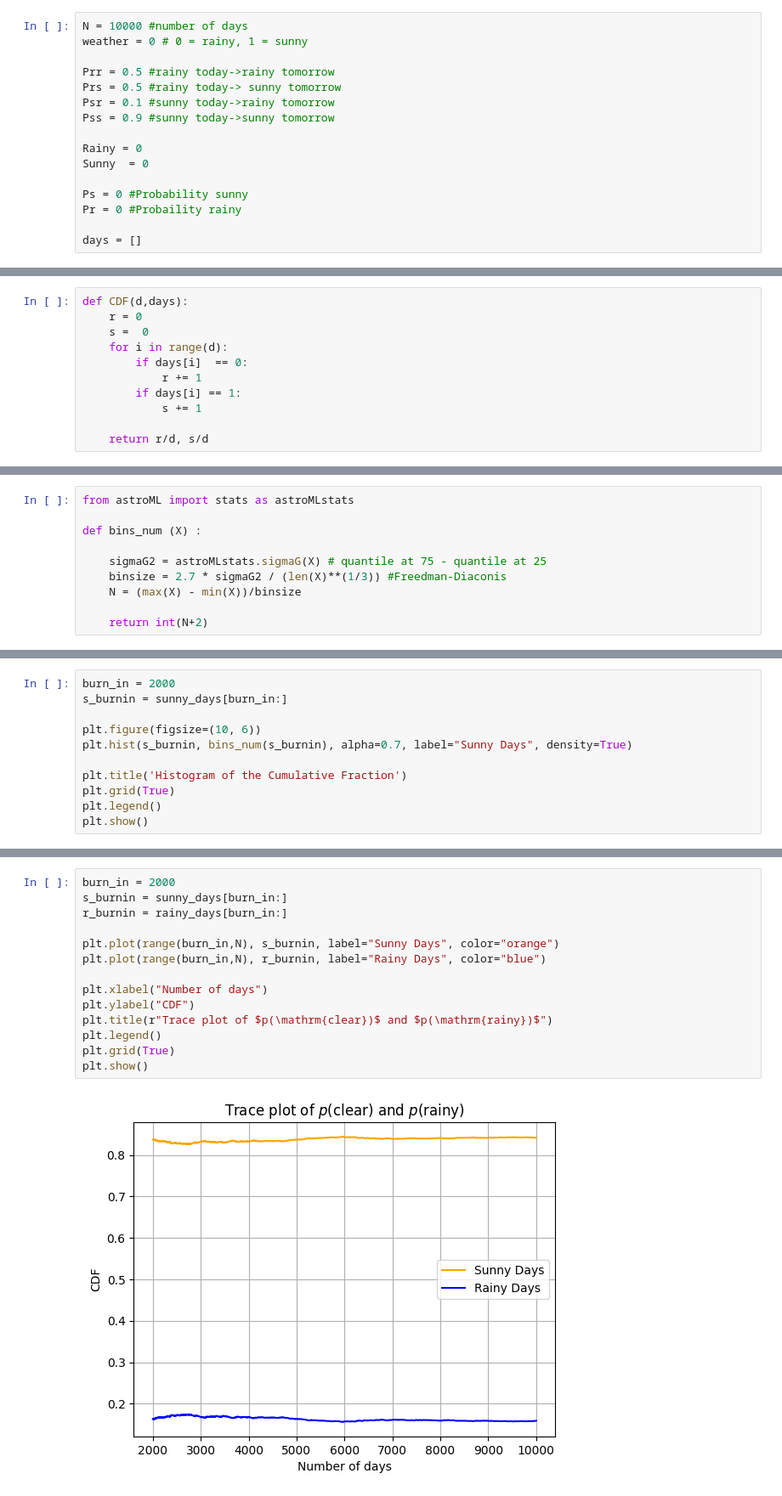
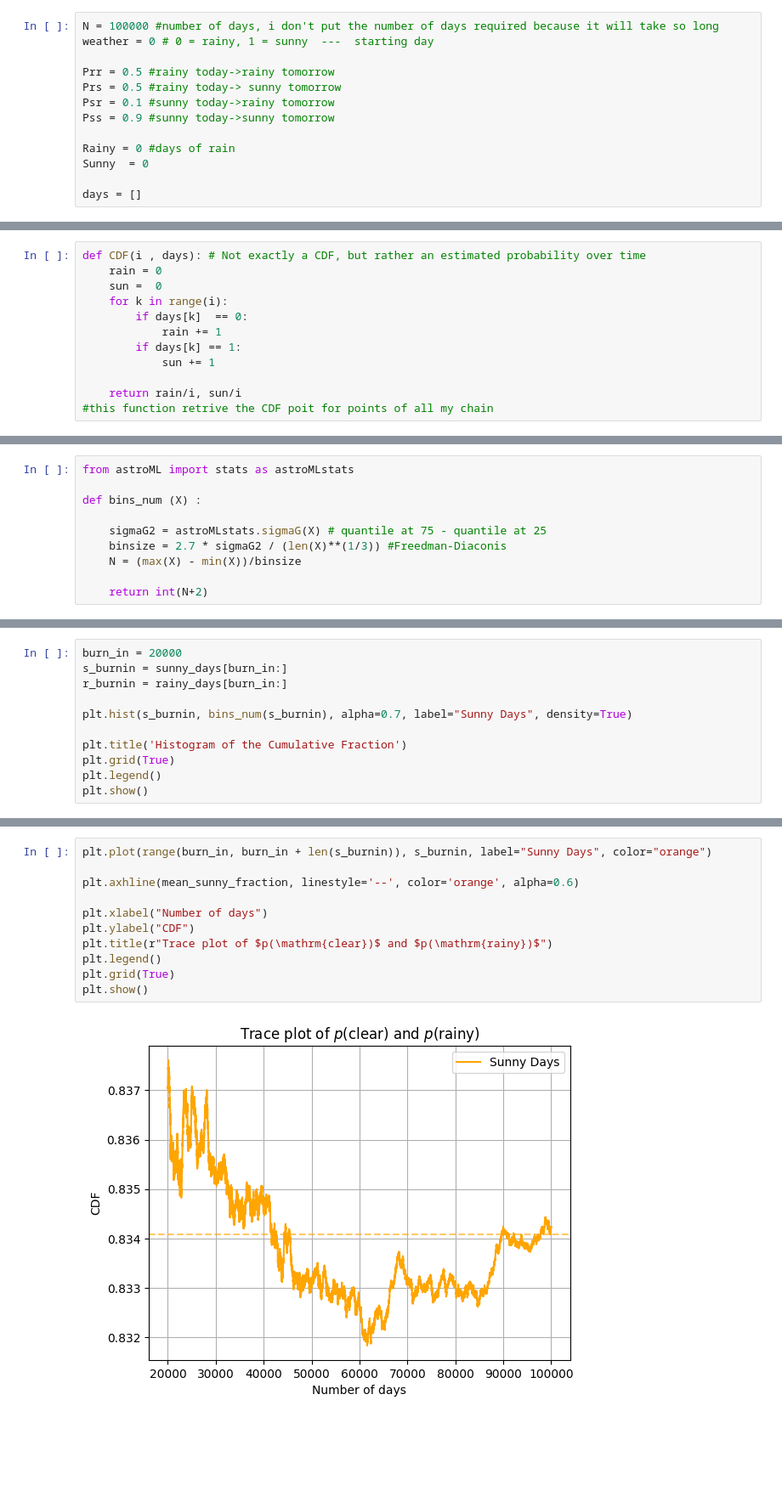
Before and after one commit to oblivion0218/ES_AstroStatistic, a Jupyter notebook: Riccardo_Bossi/lez 10/meteo.ipynb, the cells around one changed output, grey strips where cells are left out. Shown at 85% size. Cells and saved outputs as stored; diff of their text form; blank space fills up the shorter version.

```diff
--- a/Riccardo_Bossi/lez 10/meteo.ipynb
+++ b/Riccardo_Bossi/lez 10/meteo.ipynb
@@ -87,20 +87,17 @@ from matplotlib import pyplot as plt
 from scipy import stats
 import astroML.stats
 # %%
-N = 10000 #number of days
-weather = 0 # 0 = rainy, 1 = sunny
+N = 100000 #number of days, i don't put the number of days required because it will take so long
+weather = 0 # 0 = rainy, 1 = sunny  ---  starting day
 
 Prr = 0.5 #rainy today->rainy tomorrow
 Prs = 0.5 #rainy today-> sunny tomorrow
 Psr = 0.1 #sunny today->rainy tomorrow
 Pss = 0.9 #sunny today->sunny tomorrow
 
-Rainy = 0
+Rainy = 0 #days of rain
 Sunny  = 0
 
-Ps = 0 #Probability sunny
-Pr = 0 #Probaility rainy
-
 days = []
 # %%
 for i in range(N):
@@ -134,11 +131,12 @@ The probability of Sunny days is: 0.8317
 # %%
-def CDF(d,days):
-    r = 0
-    s =  0
-    for i in range(d):
-        if days[i]  == 0:
-            r += 1
-        if days[i] == 1:
-            s += 1
+def CDF(i , days): # Not exactly a CDF, but rather an estimated probability over time
+    rain = 0
+    sun =  0
+    for k in range(i):
+        if days[k]  == 0:
+            rain += 1
+        if days[k] == 1:
+            sun += 1
 
-    return r/d, s/d
+    return rain/i, sun/i
+#this function retrive the CDF poit for points of all my chain
@@ -195,8 +231,8 @@ Rainy probability: 0.1691 ± 0.0159
 # %%
-burn_in = 2000
+burn_in = 20000
 s_burnin = sunny_days[burn_in:]
+r_burnin = rainy_days[burn_in:]
 
-plt.figure(figsize=(10, 6))
 plt.hist(s_burnin, bins_num(s_burnin), alpha=0.7, label="Sunny Days", density=True)
 
 plt.title('Histogram of the Cumulative Fraction')
@@ -208,16 +244,13 @@ plt.show()
 # %%
-burn_in = 2000
-s_burnin = sunny_days[burn_in:]
-r_burnin = rainy_days[burn_in:]
+plt.plot(range(burn_in, burn_in + len(s_burnin)), s_burnin, label="Sunny Days", color="orange")
 
-plt.plot(range(burn_in,N), s_burnin, label="Sunny Days", color="orange")
-plt.plot(range(burn_in,N), r_burnin, label="Rainy Days", color="blue")
+plt.axhline(mean_sunny_fraction, linestyle='--', color='orange', alpha=0.6)
 
 plt.xlabel("Number of days")
 plt.ylabel("CDF")
 plt.title(r"Trace plot of $p(\mathrm{clear})$ and $p(\mathrm{rainy})$")
 plt.legend()
 plt.grid(True)
 plt.show()
 # %% [output]
-[figure, old version]
+[figure, new version]
```
Also changed, not shown: parts of 8 cells of this notebook, 5 other files.
